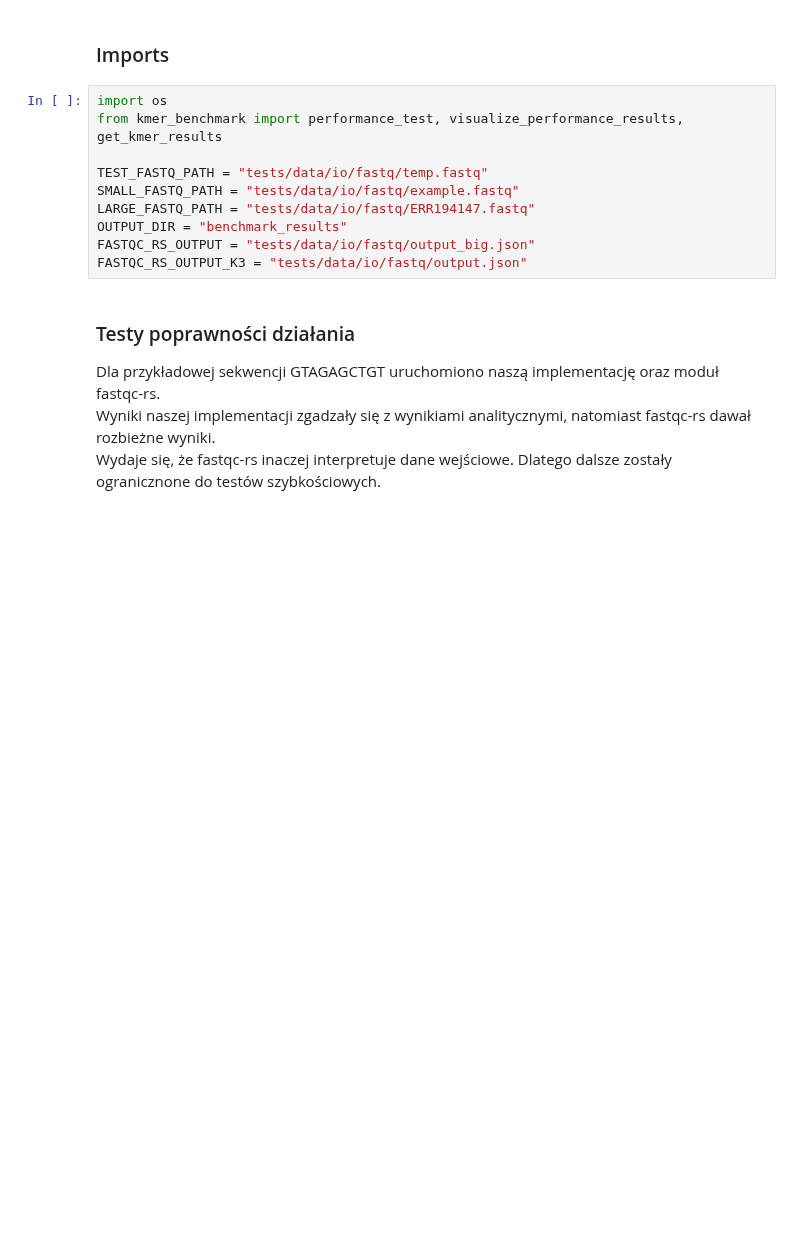
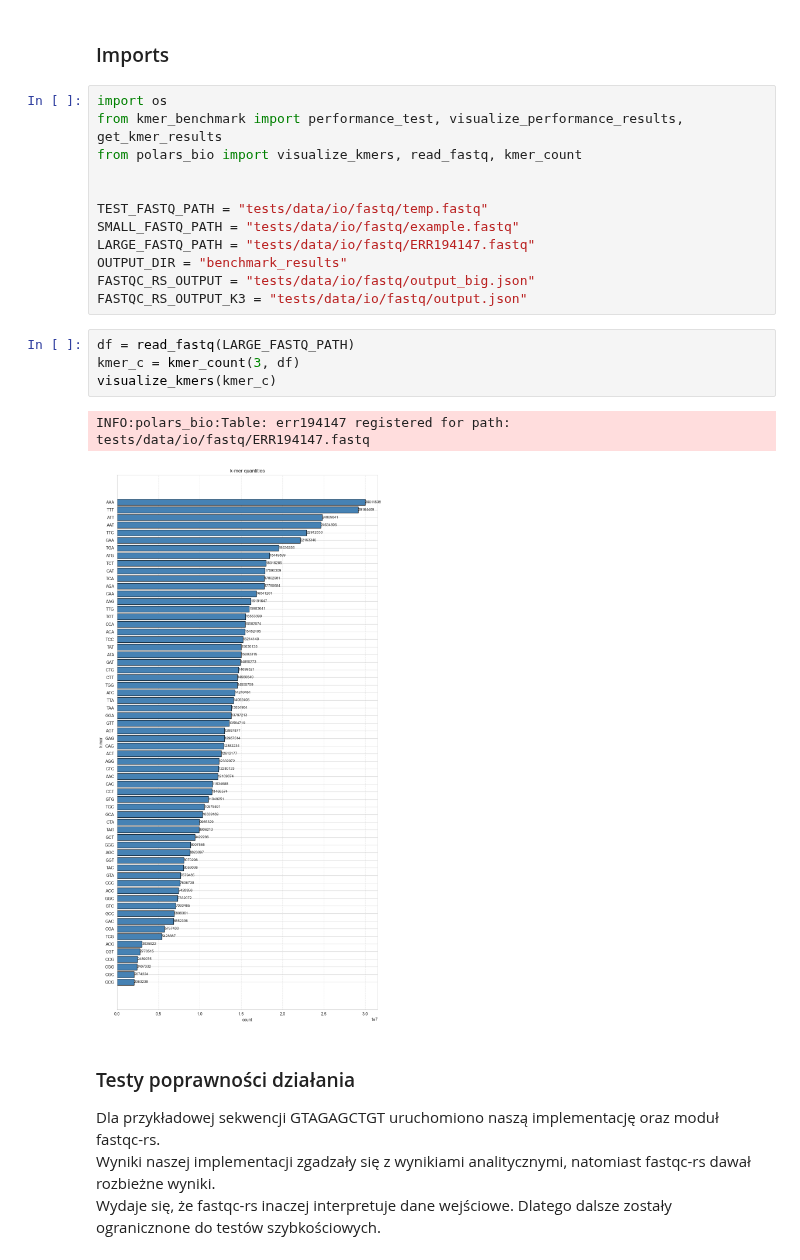
Before and after one commit to biodatageeks/polars-bio, a Jupyter notebook: sprawozdanie.ipynb, the cells around one changed output. Cells and saved outputs as stored; diff of their text form; blank space fills up the shorter version.

```diff
--- a/sprawozdanie.ipynb
+++ b/sprawozdanie.ipynb
@@ -12,6 +12,8 @@ Rozbudowano bibliotekę polars-bio o operację k-merów, zliczającą ich częst
 # %%
 import os
 from kmer_benchmark import performance_test, visualize_performance_results, get_kmer_results
+from polars_bio import visualize_kmers, read_fastq, kmer_count
+
 
 TEST_FASTQ_PATH = "tests/data/io/fastq/temp.fastq"
 SMALL_FASTQ_PATH = "tests/data/io/fastq/example.fastq"
@@ -19,6 +21,13 @@ LARGE_FASTQ_PATH = "tests/data/io/fastq/ERR194147.fastq"
 OUTPUT_DIR = "benchmark_results"
 FASTQC_RS_OUTPUT = "tests/data/io/fastq/output_big.json"
 FASTQC_RS_OUTPUT_K3 = "tests/data/io/fastq/output.json"
+# %%
+df = read_fastq(LARGE_FASTQ_PATH)
+kmer_c = kmer_count(3, df)
+visualize_kmers(kmer_c)
+# %% [output]
+INFO:polars_bio:Table: err194147 registered for path: tests/data/io/fastq/ERR194147.fastq
+[figure, added]
 # %% [markdown]
 ### Testy poprawności działania
 Dla przykładowej sekwencji GTAGAGCTGT uruchomiono naszą implementację oraz moduł fastqc-rs. <br>
```
Also changed, not shown: parts of 2 cells of this notebook, 5 other files.
